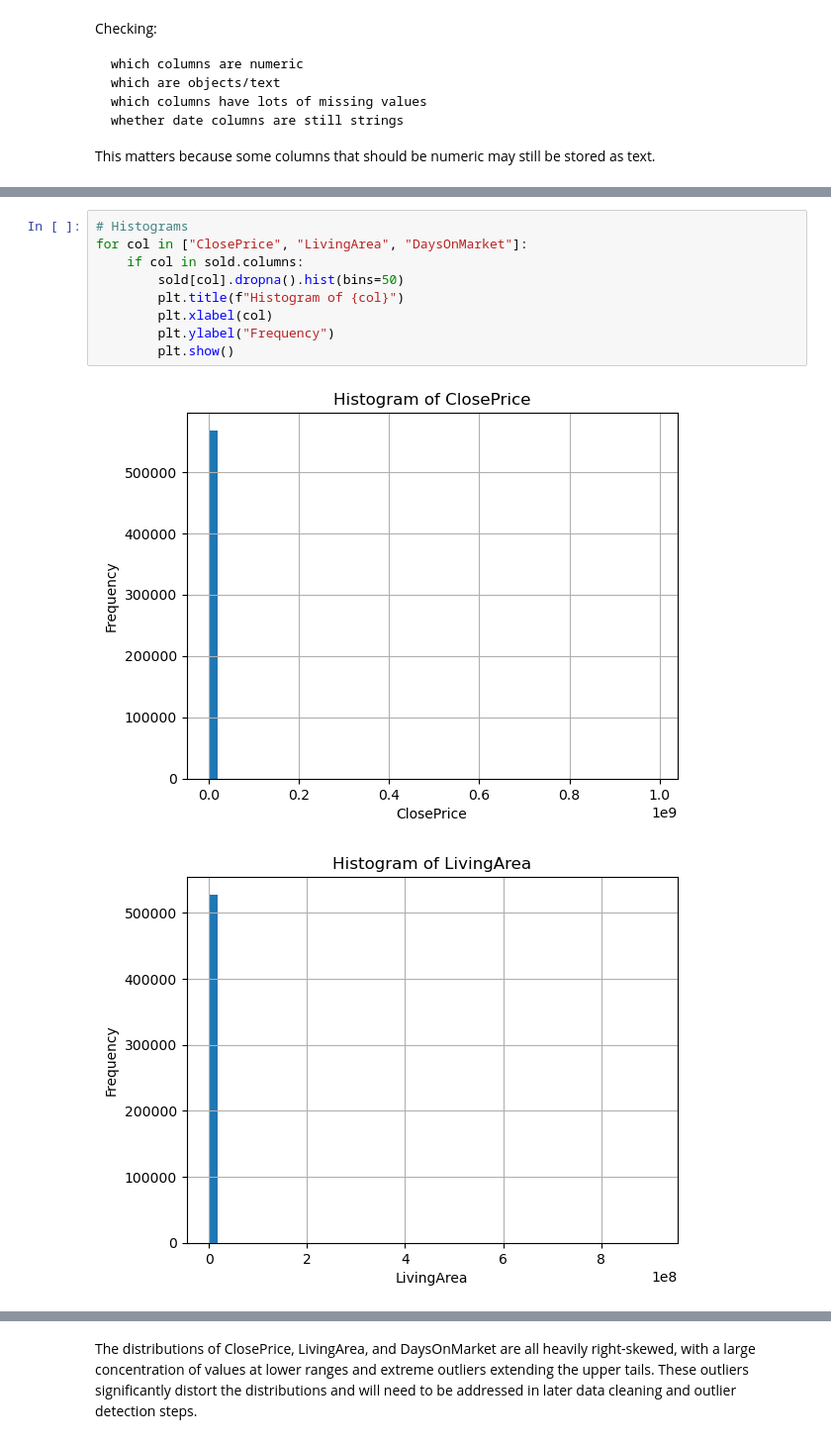
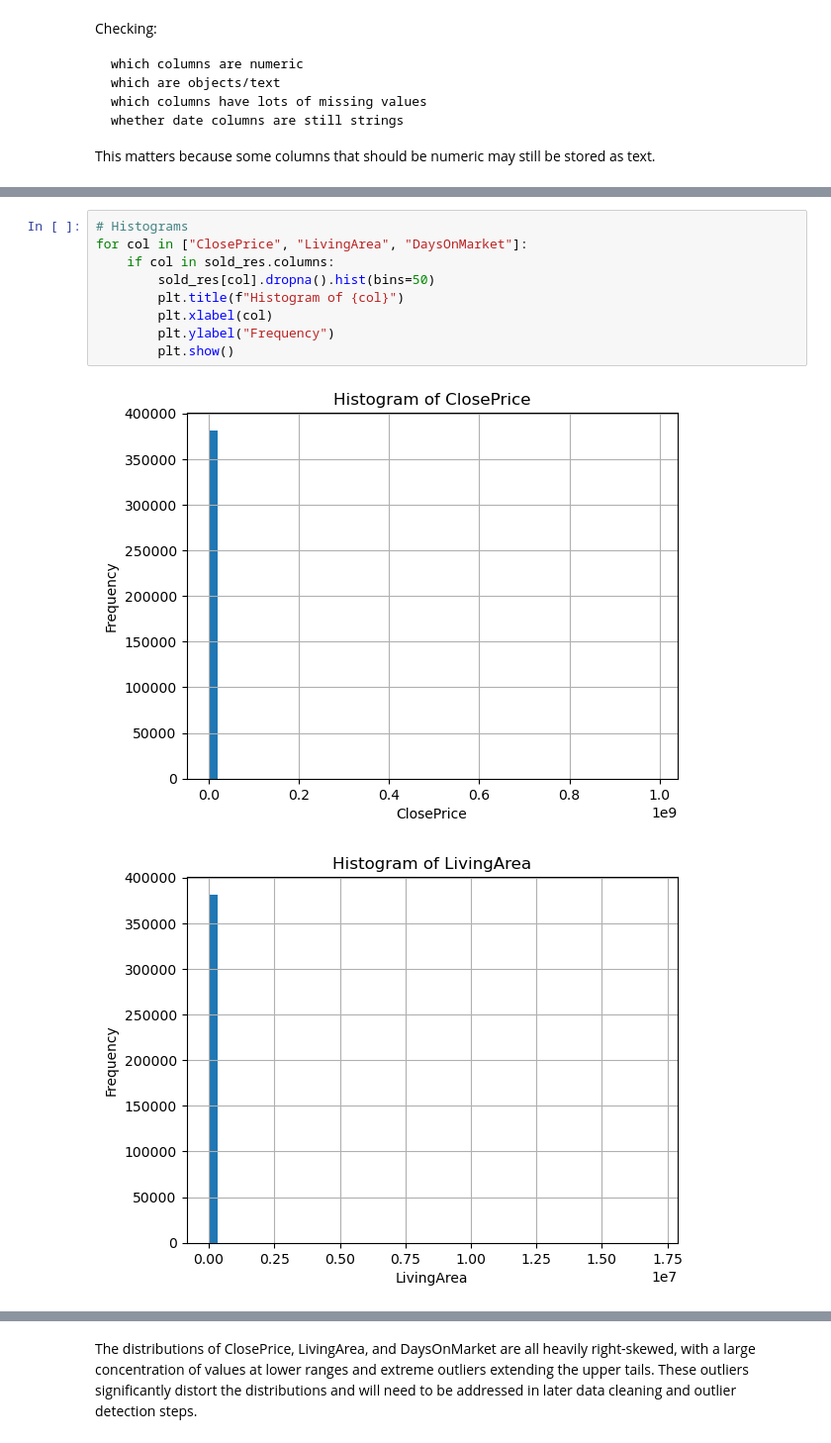
Before and after one commit to miatrn20/IDX-Exchange-spring2026, a Jupyter notebook: eda.ipynb, the cells around one changed output, grey strips where cells are left out. Shown at 99% size. Cells and saved outputs as stored; diff of their text form.

```diff
--- a/eda.ipynb
+++ b/eda.ipynb
@@ -362,12 +348,12 @@ display(sold[existing_cols].describe(
 # %%
 # Histograms
 for col in ["ClosePrice", "LivingArea", "DaysOnMarket"]:
-    if col in sold.columns:
-        sold[col].dropna().hist(bins=50)
+    if col in sold_res.columns:
+        sold_res[col].dropna().hist(bins=50)
         plt.title(f"Histogram of {col}")
         plt.xlabel(col)
         plt.ylabel("Frequency")
         plt.show()
 # %% [output]
-[figure, old version]
+[figure, new version]
-[figure, old version]
+[figure, new version]
```
Also changed, not shown: parts of 34 cells of this notebook.
